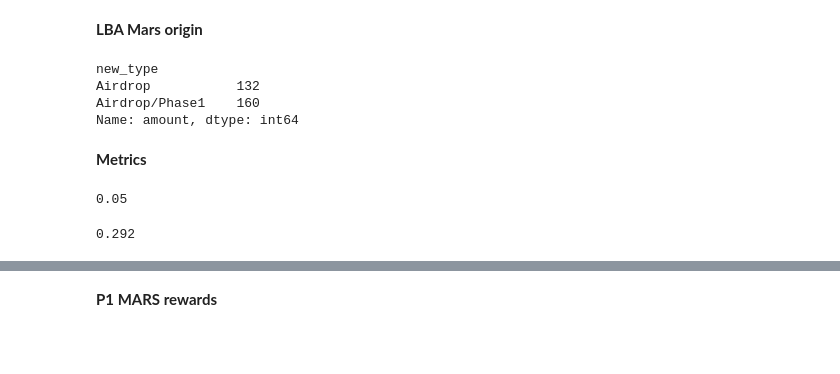
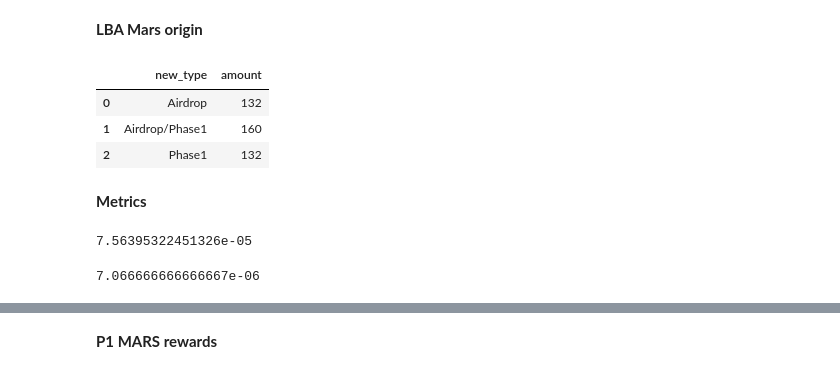
Before and after one commit to IncioMan/mars_lockdrop, a Jupyter notebook: notebook/Mars Lockdrop_LBA.ipynb, the cells around one changed output, grey strips where cells are left out. Cells and saved outputs as stored; diff of their text form; code cells hidden in the pictures; blank space fills up the shorter version.

```diff
--- a/notebook/Mars Lockdrop_LBA.ipynb
+++ b/notebook/Mars Lockdrop_LBA.ipynb
@@ -162,28 +164,30 @@ users_type
 **LBA Mars origin**
 # %%
 mars_source = users_type.merge(lba_deposits_df[lba_deposits_df.denom=='MARS'], on='sender').groupby('new_type').amount.sum()
+mars_source = mars_source.reset_index()
 mars_source
 # %% [output]
-new_type
-Airdrop           132
-Airdrop/Phase1    160
-Name: amount, dtype: int64
+|  | new_type | amount |
+| 0 | Airdrop | 132 |
+| 1 | Airdrop/Phase1 | 160 |
+| 2 | Phase1 | 132 |
 # %% [markdown]
 **Metrics**
 # %%
-users_aidrop_eligible = 100
+users_aidrop_eligible = 66103
 perc_airdrop_eligible = len(airdrop_claims_df.sender.unique())/users_aidrop_eligible
 perc_airdrop_eligible
 # %% [output]
-0.05
+7.56395322451326e-05
 # %%
-mars_total = 1000
+#Phase 1 + airdrop
+mars_total = 60000000
 mars = lba_deposits_hourly_df[lba_deposits_hourly_df.denom=='MARS']
 act_mars_lba = mars[mars.hour == mars.hour.max()]["cumsum"].values[0]
 perc_mars_in_lba = act_mars_lba/mars_total
 perc_mars_in_lba
 # %% [output]
-0.292
+7.066666666666667e-06
 # %%
 usts = lba_deposits_hourly_df[lba_deposits_hourly_df.denom=='UST']
 act_usts_lba = usts[usts.hour == mars.hour.max()]["cumsum"].values[0]
```
Also changed, not shown: parts of 31 cells of this notebook.
